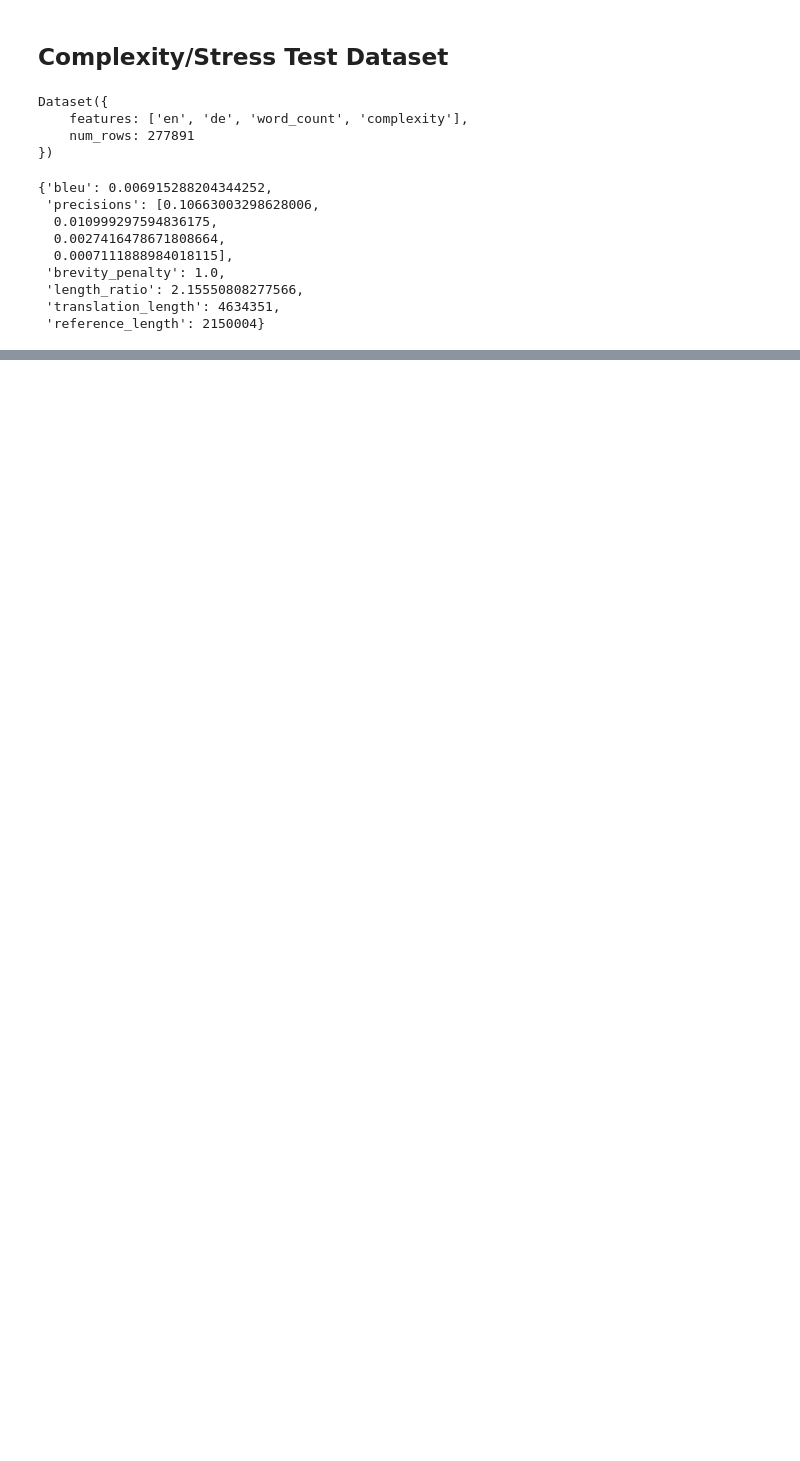
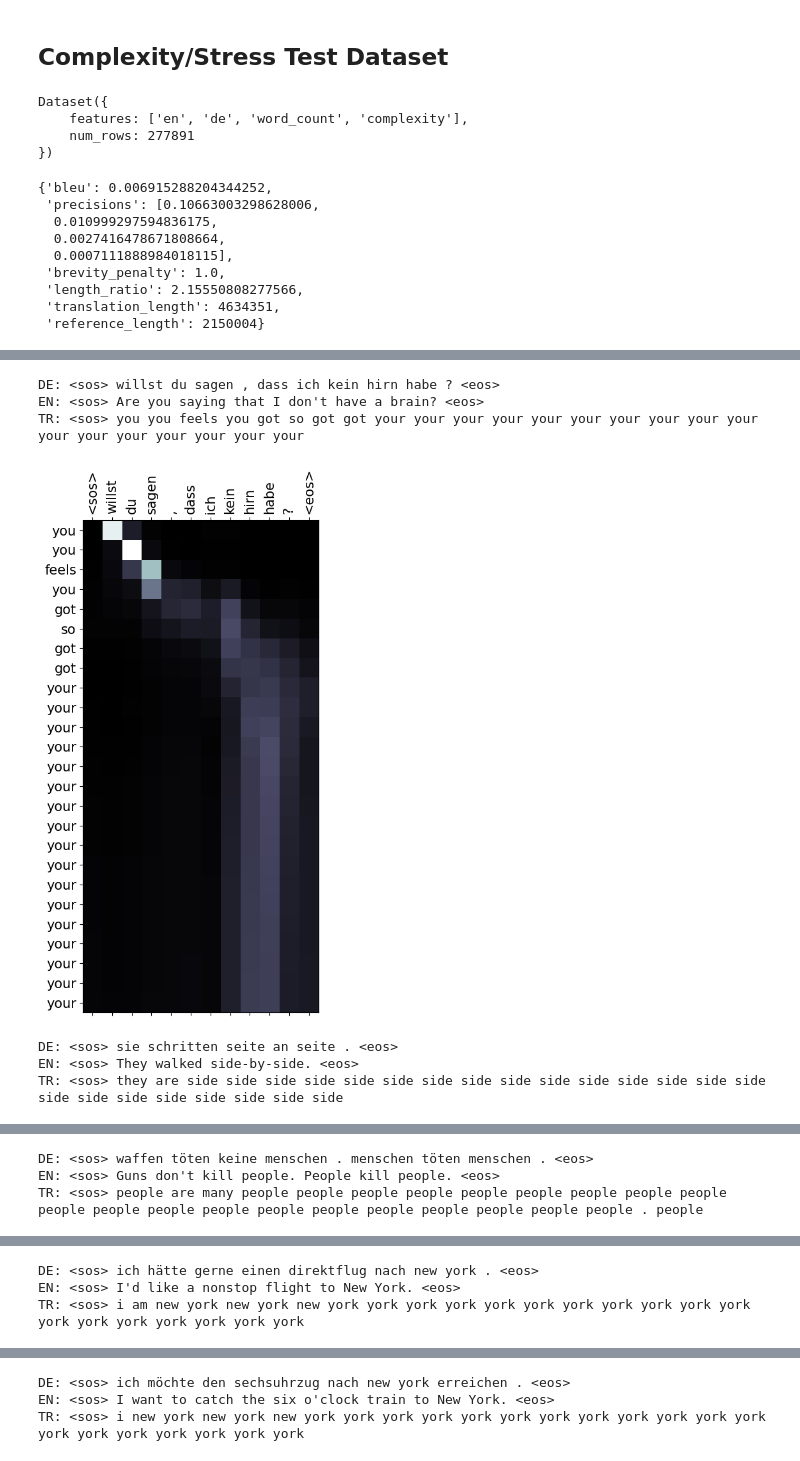
Before and after one commit to PikaSannnnn/TransformerTranslationsLitSurvey, a Jupyter notebook: pytorch-seq2seq/3 - Neural Machine Translation by Jointly Learning to Align and Translate.ipynb, the cells around one changed output, grey strips where cells are left out. Drawn from its saved outputs; the diff is of its cells as text; code cells hidden in the pictures; blank space fills up the shorter version.

```diff
--- a/pytorch-seq2seq/3 - Neural Machine Translation by Jointly Learning to Align and Translate.ipynb
+++ b/pytorch-seq2seq/3 - Neural Machine Translation by Jointly Learning to Align and Translate.ipynb
@@ -919,0 +988,29 @@ for result in stress_translations[:5]:
+# %%
+class PGT_Stress(Potential_Good_Translations):
+    def __init__(self):
+        super().__init__()
+        self.complexities = []
+
+    def add_items(self, result, en, wc, unique, complexity):
+        super().add_items(result, en, wc, unique)
+        self.complexities.append(complexity)
+
+    def make_dataframe(self):
+        tmp_df = super().make_dataframe()
+        tmp_df['complexities'] = self.complexities
+
+        return tmp_df
+# %%
+stress_dataset_goods = PGT_Stress()
+for result, example in zip(tqdm.tqdm(stress_translations), stress_data):
+    translation, sentence_tokens, attention = result
+    unk_count = translation.count('<unk>')
+    if (unk_count / (len(translation) - 2) < 0.5 and np.abs(len(sentence_tokens) - len(translations) < 5)) or example['complexity'] > 1:
+        stress_dataset_goods.add_items(result, example['en'], len(translation) - 2 - unk_count,
+                                       len(Counter(translation).keys()) - 2, example['complexity'])
+# %%
+stress_dataframe = stress_dataset_goods.make_dataframe()
+# stress_dataframe
+# %%
+stress_dataframe_sorted_wc = stress_dataframe.sort_values(by='word_count', ascending=False)
+stress_dataframe_sorted_wc.head()
@@ -919,0 +1024,14 @@ for result in stress_translations[:5]:
+# %%
+for _, row in stress_dataframe_sorted_wc.head().iterrows():
+    print('DE:', ' '.join(row['sent_tokens']))
+    print('EN: <sos>', row['en'], '<eos>')
+    print('TR:', ' '.join(row['translations']))
+    plot_attention(row['sent_tokens'], row['translations'], row['attentions'])
+# %% [output]
+DE: <sos> willst du sagen , dass ich kein hirn habe ? <eos>
+EN: <sos> Are you saying that I don't have a brain? <eos>
+TR: <sos> you you feels you got so got got your your your your your your your your your your your your your your your your your
+[figure, added]
+DE: <sos> sie schritten seite an seite . <eos>
+EN: <sos> They walked side-by-side. <eos>
+TR: <sos> they are side side side side side side side side side side side side side side side side side side side side side side side
@@ -919,0 +1039,3 @@ for result in stress_translations[:5]:
+DE: <sos> waffen töten keine menschen . menschen töten menschen . <eos>
+EN: <sos> Guns don't kill people. People kill people. <eos>
+TR: <sos> people are many people people people people people people people people people people people people people people people people people people people people . people
@@ -919,0 +1043,3 @@ for result in stress_translations[:5]:
+DE: <sos> ich hätte gerne einen direktflug nach new york . <eos>
+EN: <sos> I'd like a nonstop flight to New York. <eos>
+TR: <sos> i am new york new york new york york york york york york york york york york york york york york york york york york
@@ -919,0 +1047,3 @@ for result in stress_translations[:5]:
+DE: <sos> ich möchte den sechsuhrzug nach new york erreichen . <eos>
+EN: <sos> I want to catch the six o'clock train to New York. <eos>
+TR: <sos> i new york new york new york york york york york york york york york york york york york york york york york york york
```
Also changed, not shown: parts of 21 cells of this notebook.
